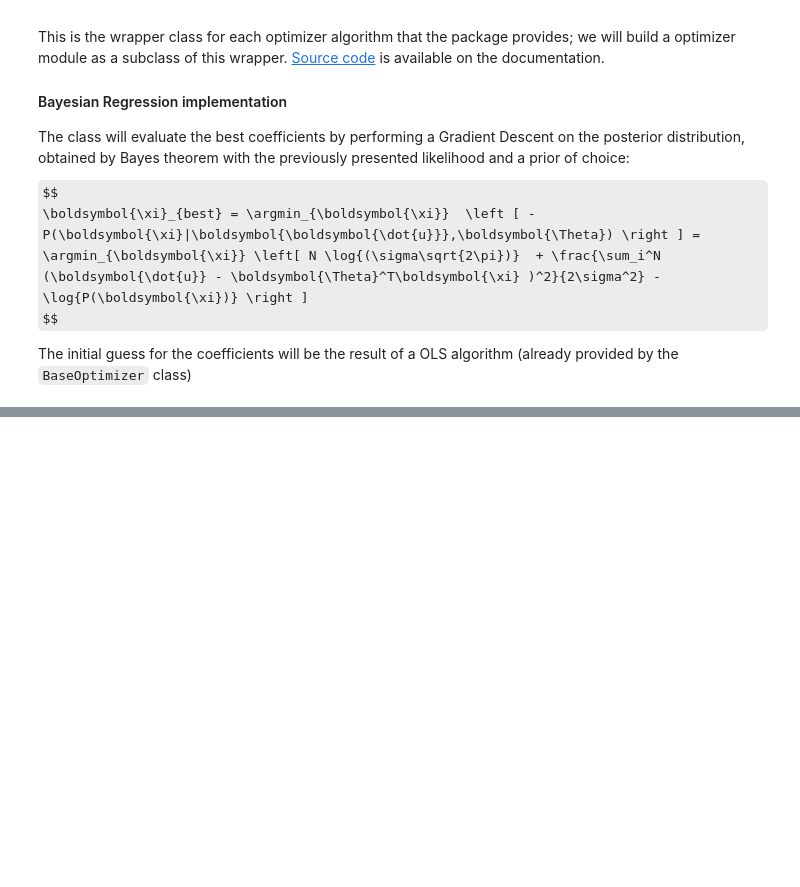
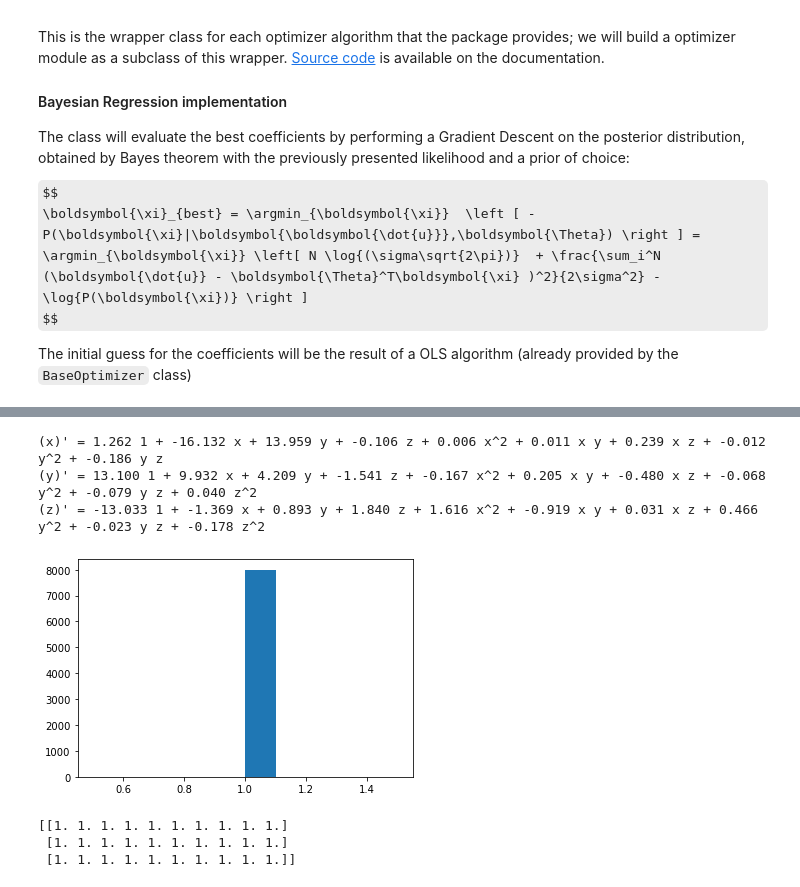
Before and after one commit to emersonvero/LoCP2, a Jupyter notebook: project/module.ipynb, the cells around one changed output, grey strips where cells are left out. Saved outputs shown, nothing was run; the diff lists cells and outputs as text; code cells hidden in the pictures; some formulas as TeX source; blank space fills up the shorter version.

```diff
--- a/project/module.ipynb
+++ b/project/module.ipynb
@@ -303,0 +427,20 @@ class SpikeSlabRegression (BaseOptimizer):
+# %%
+import pysindy as ps
+
+# load data
+r = np.load("./data/lorenz_r.npy")
+t = np.load("./data/lorenz_t.npy")
+
+# r is shaped like (n_points,n_dimensions)
+print("Data vector:")
+print(r[:5])
+
+# t is time axis
+print("\n\nTime vector:")
+print(t[:5])
+
+feature_names = ['x','y','z'] # just a label for the features, instead of simply using x1,x2....
+
+opt=SpikeSlabRegression()
+
+model = ps.SINDy(feature_names=feature_names,optimizer=opt)
@@ -303,0 +458,3 @@ class SpikeSlabRegression (BaseOptimizer):
+# %%
+# CI METTE UN CASINO dipende dalla quantità di samples
+model.fit(r,t=t) # FIT NON HA KWARGS!!!! DIOCANE
@@ -303,0 +468,21 @@ class SpikeSlabRegression (BaseOptimizer):
+# %%
+model.print()
+# %% [output]
+(x)' = 1.262 1 + -16.132 x + 13.959 y + -0.106 z + 0.006 x^2 + 0.011 x y + 0.239 x z + -0.012 y^2 + -0.186 y z
+(y)' = 13.100 1 + 9.932 x + 4.209 y + -1.541 z + -0.167 x^2 + 0.205 x y + -0.480 x z + -0.068 y^2 + -0.079 y z + 0.040 z^2
+(z)' = -13.033 1 + -1.369 x + 0.893 y + 1.840 z + 1.616 x^2 + -0.919 x y + 0.031 x z + 0.466 y^2 + -0.023 y z + -0.178 z^2
+# %%
+import matplotlib.pyplot as plt
+
+plt.hist(model.optimizer.samples[0]['z'][:,8])
+plt.show()
+
+
+print(model.optimizer.ind_)
+
+# FORSE DOBBIAMO PRENDERE LA MEDIA DEI BETA PER CUI Z=1 INVECE DI MARGINALIZZARE SU TUTTO?
+# %% [output]
+[figure, added]
+[[1. 1. 1. 1. 1. 1. 1. 1. 1. 1.]
+ [1. 1. 1. 1. 1. 1. 1. 1. 1. 1.]
+ [1. 1. 1. 1. 1. 1. 1. 1. 1. 1.]]
```
Also changed, not shown: parts of 3 cells of this notebook, 4 other files.
